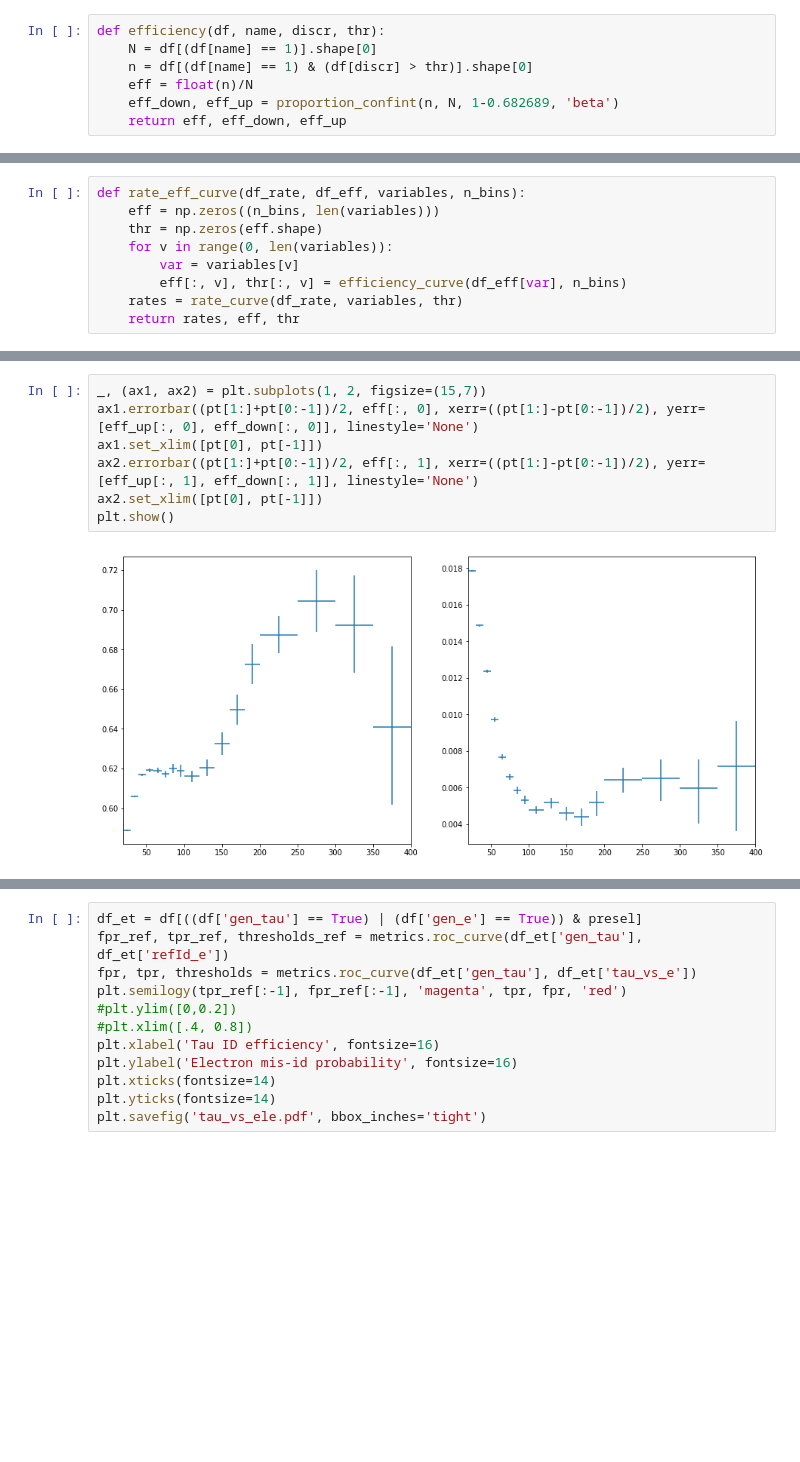
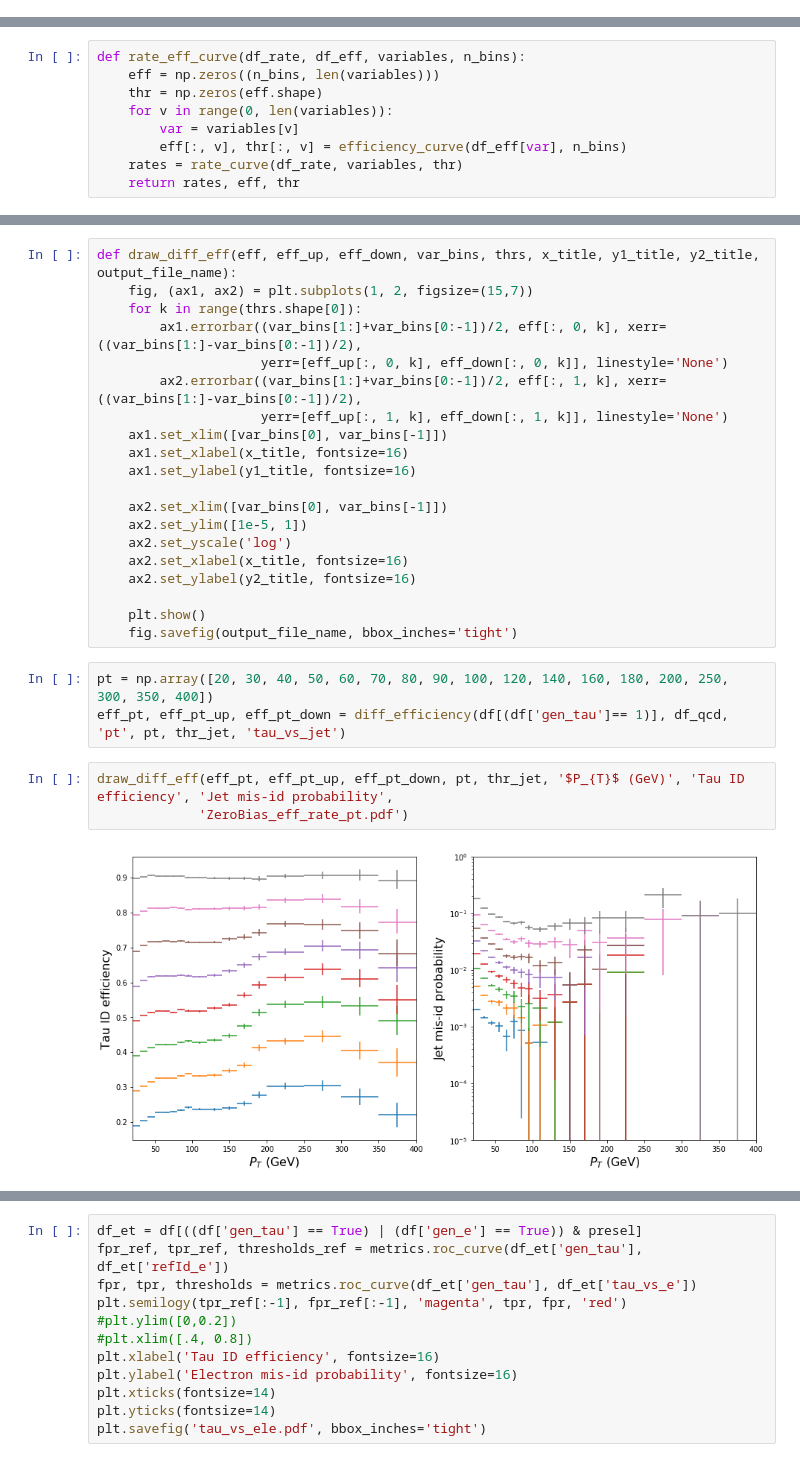
Before and after one commit to cms-tau-pog/TauMLTools, a Jupyter notebook: Analysis/notebooks/ProcessResults.ipynb, the cells around one changed output, grey strips where cells are left out. Cells and saved outputs as stored; diff of their text form; blank space fills up the shorter version.

```diff
--- a/Analysis/notebooks/ProcessResults.ipynb
+++ b/Analysis/notebooks/ProcessResults.ipynb
@@ -89,10 +92,3 @@ def FindThresholds(df, var_name, pt_bins, target_eff):
 def FindThreshold(df, var_name, target_eff):
     x = df[(df['gen_tau']== 1) & (df['pt'] > 20) & (np.abs(df['eta']) < 2.3)]
     return np.percentile(x[var_name], (1-target_eff) * 100)
-# %%
-def efficiency(df, name, discr, thr):
-    N = df[(df[name] == 1)].shape[0]
-    n = df[(df[name] == 1) & (df[discr] > thr)].shape[0]
-    eff = float(n)/N
-    eff_down, eff_up = proportion_confint(n, N, 1-0.682689, 'beta')
-    return eff, eff_down, eff_up
@@ -174,9 +200,28 @@ eff_down = eff - eff_down
 # %%
-_, (ax1, ax2) = plt.subplots(1, 2, figsize=(15,7))
-ax1.errorbar((pt[1:]+pt[0:-1])/2, eff[:, 0], xerr=((pt[1:]-pt[0:-1])/2), yerr=[eff_up[:, 0], eff_down[:, 0]], linestyle='None')
-ax1.set_xlim([pt[0], pt[-1]])
-ax2.errorbar((pt[1:]+pt[0:-1])/2, eff[:, 1], xerr=((pt[1:]-pt[0:-1])/2), yerr=[eff_up[:, 1], eff_down[:, 1]], linestyle='None')
-ax2.set_xlim([pt[0], pt[-1]])
-plt.show()
+def draw_diff_eff(eff, eff_up, eff_down, var_bins, thrs, x_title, y1_title, y2_title, output_file_name):
+    fig, (ax1, ax2) = plt.subplots(1, 2, figsize=(15,7))
+    for k in range(thrs.shape[0]):
+        ax1.errorbar((var_bins[1:]+var_bins[0:-1])/2, eff[:, 0, k], xerr=((var_bins[1:]-var_bins[0:-1])/2),
+                     yerr=[eff_up[:, 0, k], eff_down[:, 0, k]], linestyle='None')
+        ax2.errorbar((var_bins[1:]+var_bins[0:-1])/2, eff[:, 1, k], xerr=((var_bins[1:]-var_bins[0:-1])/2),
+                     yerr=[eff_up[:, 1, k], eff_down[:, 1, k]], linestyle='None')
+    ax1.set_xlim([var_bins[0], var_bins[-1]])
+    ax1.set_xlabel(x_title, fontsize=16)
+    ax1.set_ylabel(y1_title, fontsize=16)
+
+    ax2.set_xlim([var_bins[0], var_bins[-1]])
+    ax2.set_ylim([1e-5, 1])
+    ax2.set_yscale('log')
+    ax2.set_xlabel(x_title, fontsize=16)
+    ax2.set_ylabel(y2_title, fontsize=16)
+
+    plt.show()
+    fig.savefig(output_file_name, bbox_inches='tight')
-# %% [output]
-[figure, removed]
+# %%
+pt = np.array([20, 30, 40, 50, 60, 70, 80, 90, 100, 120, 140, 160, 180, 200, 250, 300, 350, 400])
+eff_pt, eff_pt_up, eff_pt_down = diff_efficiency(df[(df['gen_tau']== 1)], df_qcd, 'pt', pt, thr_jet, 'tau_vs_jet')
+# %%
+draw_diff_eff(eff_pt, eff_pt_up, eff_pt_down, pt, thr_jet, '$P_{T}$ (GeV)', 'Tau ID efficiency', 'Jet mis-id probability',
+             'ZeroBias_eff_rate_pt.pdf')
+# %% [output]
+[figure, added]
```
Also changed, not shown: parts of 13 cells of this notebook, 1 other file.
